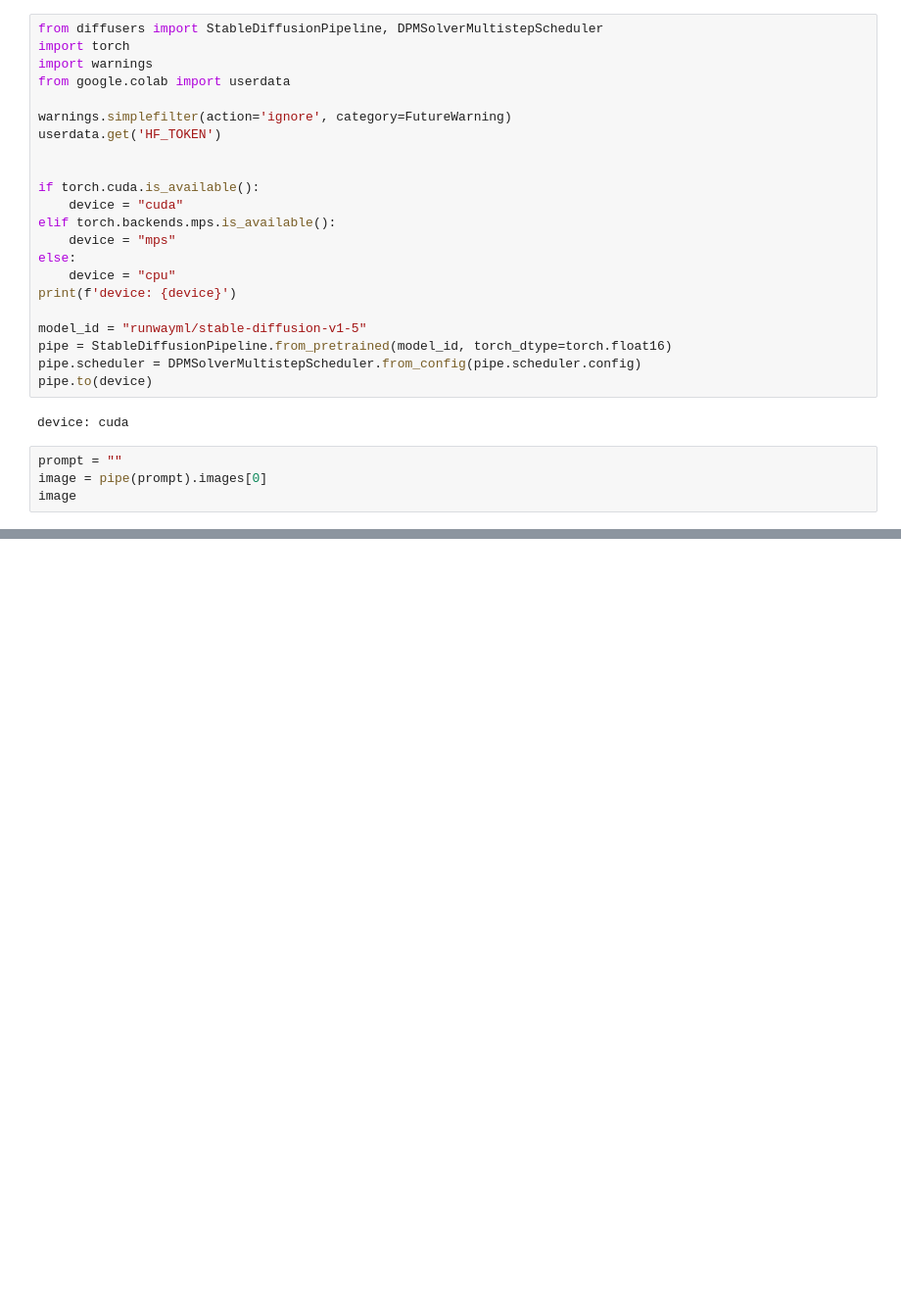
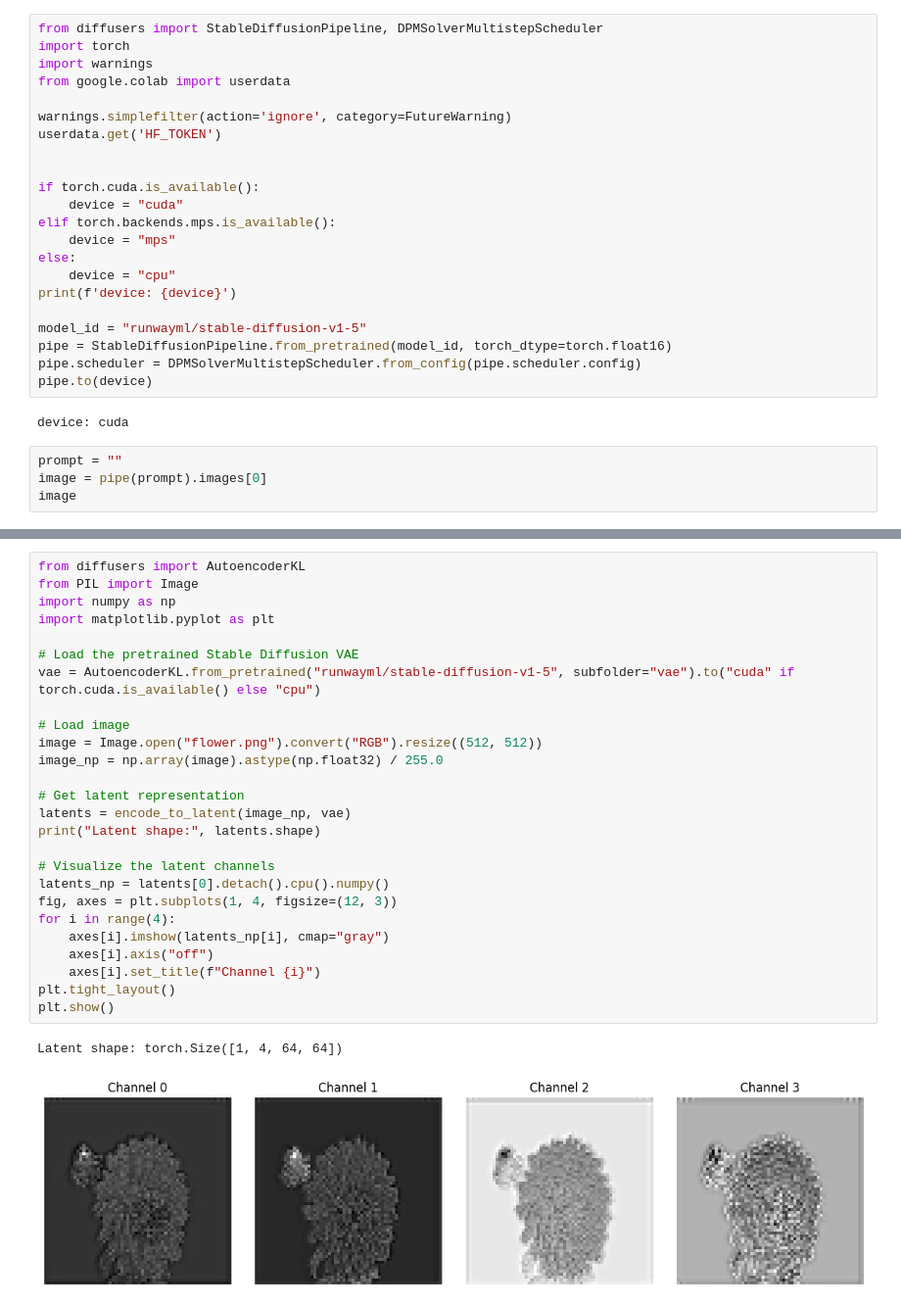
Before and after one commit to nickocruzm/Research299, a Jupyter notebook: SD.ipynb, the cells around one changed output, grey strips where cells are left out. Shown at 98% size. Saved outputs shown, nothing was run; the diff lists cells and outputs as text; blank space fills up the shorter version.

```diff
--- a/SD.ipynb
+++ b/SD.ipynb
@@ -28,0 +184,29 @@ image
+# %%
+from diffusers import AutoencoderKL
+from PIL import Image
+import numpy as np
+import matplotlib.pyplot as plt
+
+# Load the pretrained Stable Diffusion VAE
+vae = AutoencoderKL.from_pretrained("runwayml/stable-diffusion-v1-5", subfolder="vae").to("cuda" if torch.cuda.is_available() else "cpu")
+
+# Load image
+image = Image.open("flower.png").convert("RGB").resize((512, 512))
+image_np = np.array(image).astype(np.float32) / 255.0
+
+# Get latent representation
+latents = encode_to_latent(image_np, vae)
+print("Latent shape:", latents.shape)
+
+# Visualize the latent channels
+latents_np = latents[0].detach().cpu().numpy()
+fig, axes = plt.subplots(1, 4, figsize=(12, 3))
+for i in range(4):
+    axes[i].imshow(latents_np[i], cmap="gray")
+    axes[i].axis("off")
+    axes[i].set_title(f"Channel {i}")
+plt.tight_layout()
+plt.show()
+# %% [output]
+Latent shape: torch.Size([1, 4, 64, 64])
+[figure, added]
```
Also changed, not shown: parts of 13 cells of this notebook.
